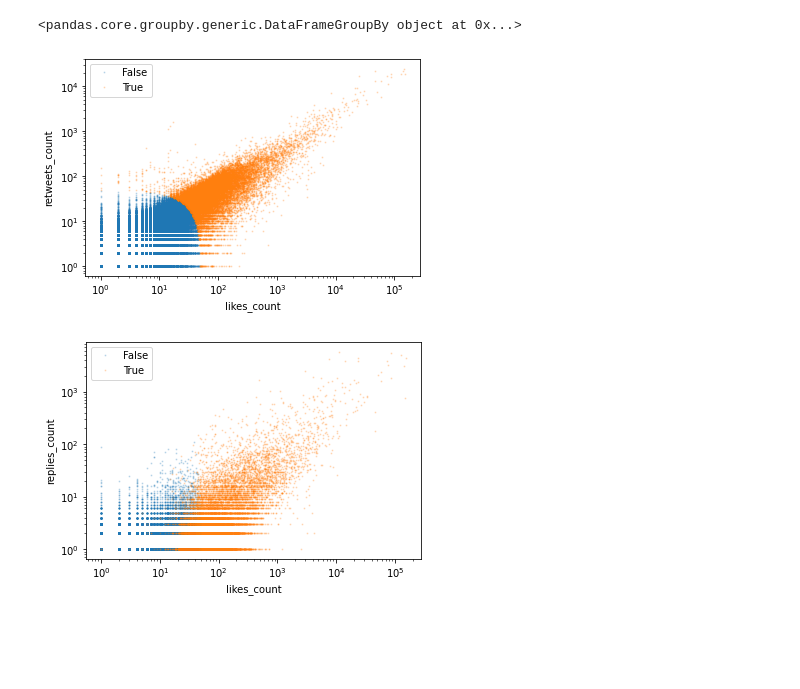
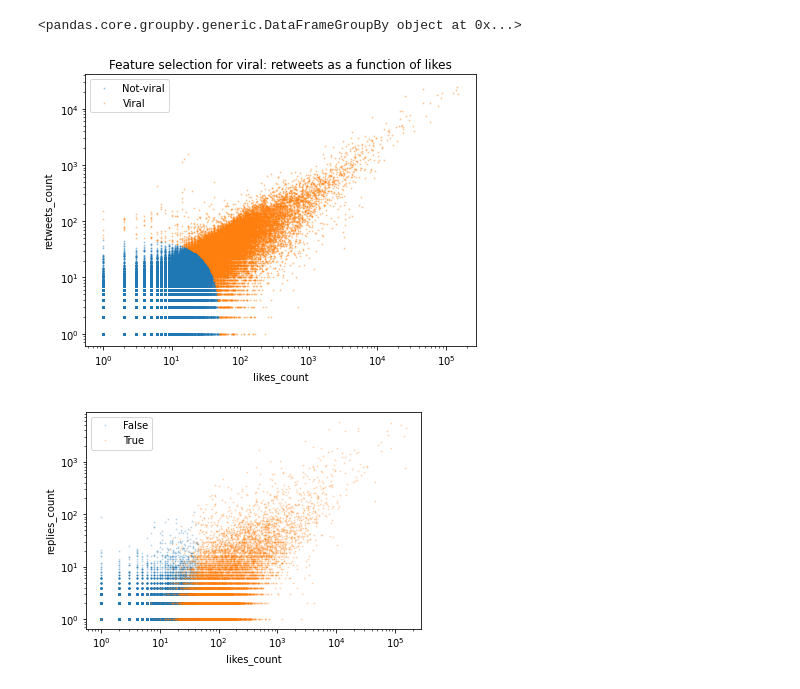
Before and after one commit to yesidc/MLinPractice, a Jupyter notebook: script/Visualizations/visualizations.ipynb, the cells around one changed output. Drawn from its saved outputs; the diff is of its cells as text; code cells hidden in the pictures; blank space fills up the shorter version.

Commit message:
visualizations update.
include some images

```diff
--- a/script/Visualizations/visualizations.ipynb
+++ b/script/Visualizations/visualizations.ipynb
@@ -56,24 +59,30 @@ print(groups)
 # %% [output]
 <pandas.core.groupby.generic.DataFrameGroupBy object at 0x...>
 # %%
-def scatterviral(groups, x, y, xlog = False, ylog = False):
-    fig, ax = plt.subplots()
+def scatterviral(groups, x, y, xlog = False, ylog = False, plot_title = ""):
+    fig, ax = plt.subplots(figsize=(7,5))
     ax.margins(0.05) # Optional, just adds 5% padding to the autoscaling
     if xlog:
         ax.set_xscale('log')
     if ylog:
         ax.set_yscale('log')
+
     for name, group in groups:
-        ax.plot(group[x], group[y], marker='o', linestyle='', ms=1, label=name, alpha = 0.2)
+        ax.plot(group[x], group[y], marker='o', linestyle='', ms=1, label=name, alpha = 0.3)
     ax.set_xlabel(x)
     ax.set_ylabel(y)
-    ax.legend()
+    ax.title.set_text(plot_title)
+    L = ax.legend()
+    L.get_texts()[0].set_text("Not-viral")
+    L.get_texts()[1].set_text("Viral")
 
+
+    plt.savefig("retweets_count_as_function_of_likes_count.png")
     plt.show()
 # %%
-scatterviral(groups, 'likes_count', 'retweets_count', True, True)
+scatterviral(groups, 'likes_count', 'retweets_count', True, True, plot_title = "Feature selection for viral: retweets as a function of likes")
 # %% [output]
-[figure, old version]
+[figure, new version]
 # %%
 scatterviral(groups, 'likes_count', 'replies_count', True, True)
 # %% [output]
```
Also changed, not shown: parts of 2 cells of this notebook, 5 other files.
